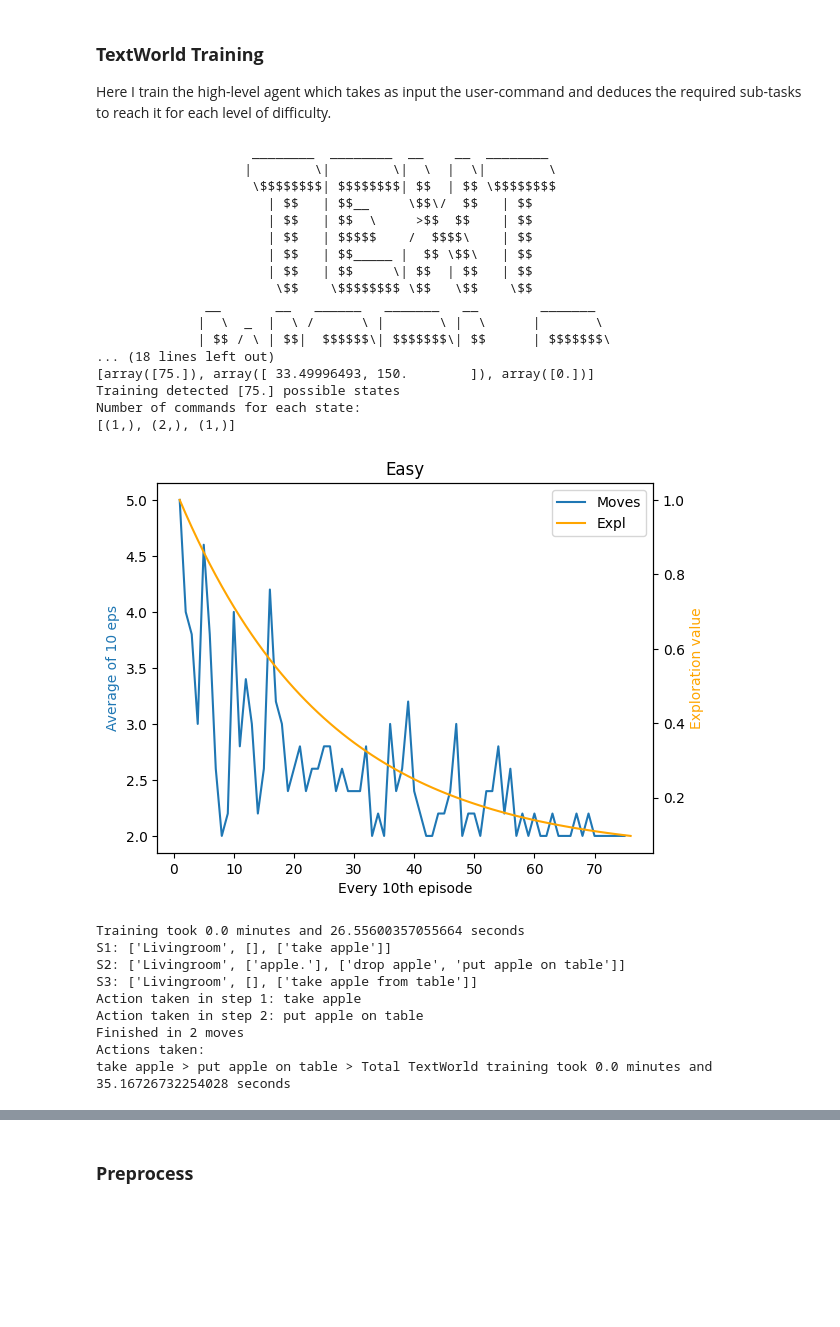
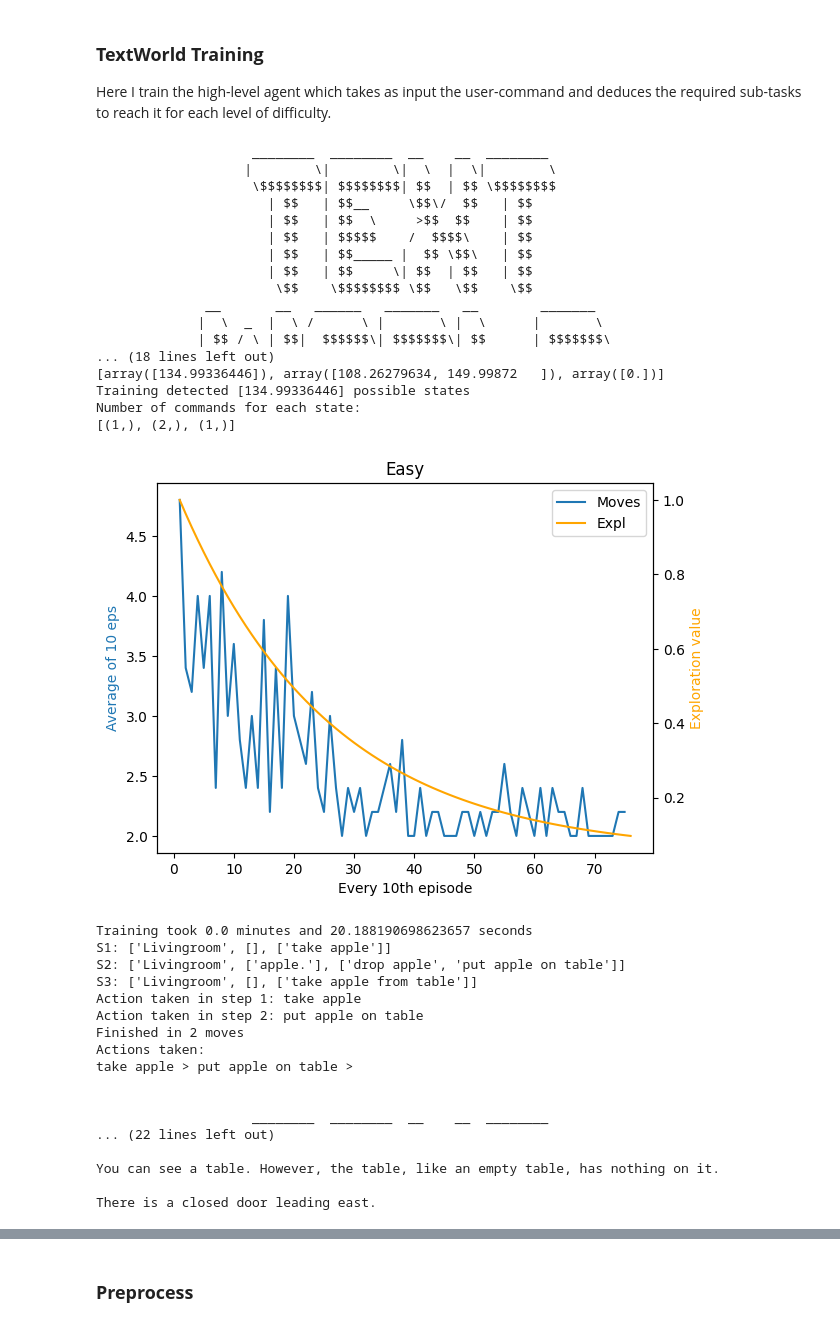
Before and after one commit to AthanasiosPetsanis/DiplomaClone, a Jupyter notebook: Main.ipynb, the cells around one changed output, grey strips where cells are left out. Saved outputs shown, nothing was run; the diff lists cells and outputs as text; code cells hidden in the pictures; blank space fills up the shorter version.

```diff
--- a/Main.ipynb
+++ b/Main.ipynb
@@ -117,8 +119,9 @@ start = tic() # Start timer
 # %% [markdown]
 ### **Parameters**
 # %%
-# env_names = ['Easy', 'Easy_2', 'Medium', 'Medium_2', 'Hard']
-env_names = ['Easy']
+# env_names = ['Easy', 'Medium_2', 'Hard']
+env_names = ['Easy', 'Medium_2']
+# env_names = ['Hard']
 algo = 'ppo'
 graph_points = 300
 frames = graph_points * 2048
@@ -151,38 +154,38 @@ for env_name in env_names:
     game_file = '/usr/local/lib/python3.10/dist-packages/textworld/Created_Games/' + env_name + '.ulx'
     env, obs, infos = load_game(game_file=game_file)
 
     # Make agent
     agent = Q_agent(env)
 
     # Train
     agent.reset()
     agent.train(max_epochs=5, max_eps=150, title=env_name, min_expl=0.05, expl_decay_rate=0.004,
-                    gamma=0.5, user_input=user_inputs[env_name])
+                    gamma=0.9, user_input=user_inputs[env_name])
 
     # Test
     action_courses[env_name] = agent.test()
 
 toc(start, 'Total TextWorld training') # End timer. This timed the total TextWolrd training
 # %% [output]
                     ________  ________  __    __  ________
                    |        \|        \|  \  |  \|        \
                     \$$$$$$$$| $$$$$$$$| $$  | $$ \$$$$$$$$
                       | $$   | $$__     \$$\/  $$   | $$
                       | $$   | $$  \     >$$  $$    | $$
                       | $$   | $$$$$    /  $$$$\    | $$
                       | $$   | $$_____ |  $$ \$$\   | $$
                       | $$   | $$     \| $$  | $$   | $$
                        \$$    \$$$$$$$$ \$$   \$$    \$$
               __       __   ______   _______   __        _______
              |  \  _  |  \ /      \ |       \ |  \      |       \
              | $$ / \ | $$|  $$$$$$\| $$$$$$$\| $$      | $$$$$$$\
 ... (18 lines left out)
-[array([75.]), array([ 33.49996493, 150.        ]), array([0.])]
-Training detected [75.] possible states
+[array([134.99336446]), array([108.26279634, 149.99872   ]), array([0.])]
+Training detected [134.99336446] possible states
 Number of commands for each state:
 [(1,), (2,), (1,)]
-[figure, old version]
+[figure, new version]
-Training took 0.0 minutes and 26.55600357055664 seconds
+Training took 0.0 minutes and 20.188190698623657 seconds
 S1: ['Livingroom', [], ['take apple']]
 S2: ['Livingroom', ['apple.'], ['drop apple', 'put apple on table']]
 S3: ['Livingroom', [], ['take apple from table']]
@@ -190,4 +193,12 @@ Action taken in step 1: take apple
 Action taken in step 2: put apple on table
 Finished in 2 moves
 Actions taken:
-take apple > put apple on table > Total TextWorld training took 0.0 minutes and 35.16726732254028 seconds
+take apple > put apple on table >
+
+
+                    ________  ________  __    __  ________
+... (22 lines left out)
+
+You can see a table. However, the table, like an empty table, has nothing on it.
+
+There is a closed door leading east.
```
Also changed, not shown: parts of 8 cells of this notebook.
